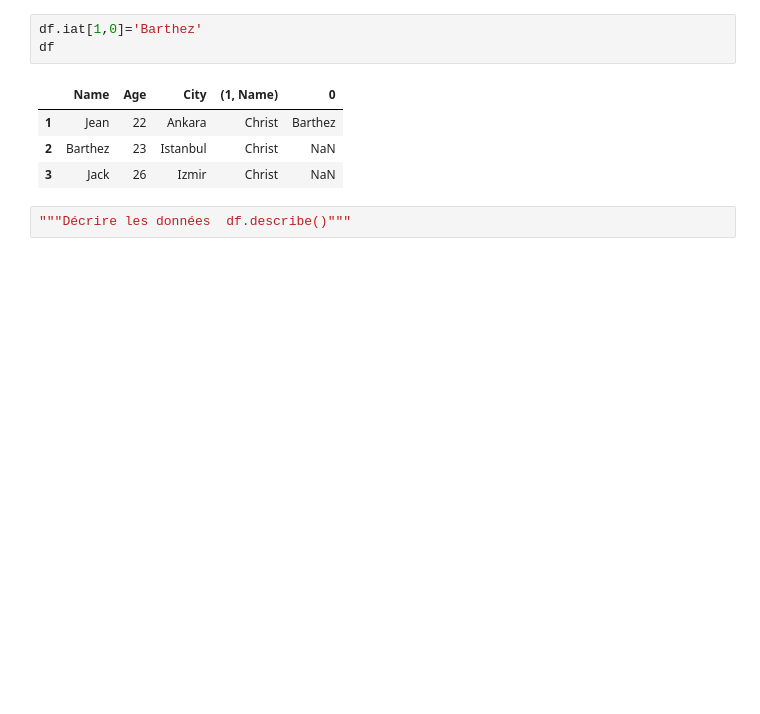
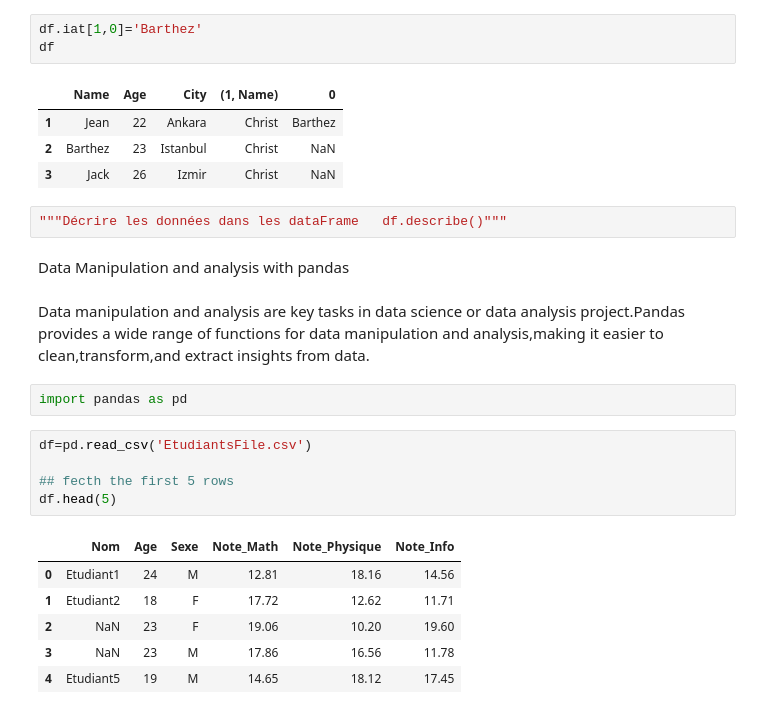
Before and after one commit to Barthez2023/PythonCode, a Jupyter notebook: python-basics/test.ipynb, the cells around one changed output. Saved outputs shown, nothing was run; the diff lists cells and outputs as text; blank space fills up the shorter version.

Commit message:
Apprentissage des l'application de la bibliotheque pandas avec les fichier csv

```diff
--- a/python-basics/test.ipynb
+++ b/python-basics/test.ipynb
@@ -2836,4 +2836,22 @@ df
 | 2 | Barthez | 23 | Istanbul | Christ | NaN |
 | 3 | Jack | 26 | Izmir | Christ | NaN |
 # %%
-"""Décrire les données	df.describe()"""
+"""Décrire les données dans les dataFrame	df.describe()"""
+# %% [markdown]
+Data Manipulation and analysis with pandas
+# %% [markdown]
+Data manipulation and analysis are key tasks in data science or data analysis project.Pandas provides a wide range of functions for data manipulation and analysis,making it easier to clean,transform,and extract insights from data.
+# %%
+import pandas as pd
+# %%
+df=pd.read_csv('EtudiantsFile.csv')
+
+## fecth the first 5 rows
+df.head(5)
+# %% [output]
+|  | Nom | Age | Sexe | Note_Math | Note_Physique | Note_Info |
+| 0 | Etudiant1 | 24 | M | 12.81 | 18.16 | 14.56 |
+| 1 | Etudiant2 | 18 | F | 17.72 | 12.62 | 11.71 |
+| 2 | NaN | 23 | F | 19.06 | 10.20 | 19.60 |
+| 3 | NaN | 23 | M | 17.86 | 16.56 | 11.78 |
+| 4 | Etudiant5 | 19 | M | 14.65 | 18.12 | 17.45 |
```
Also changed, not shown: parts of 23 cells of this notebook, 2 other files.
